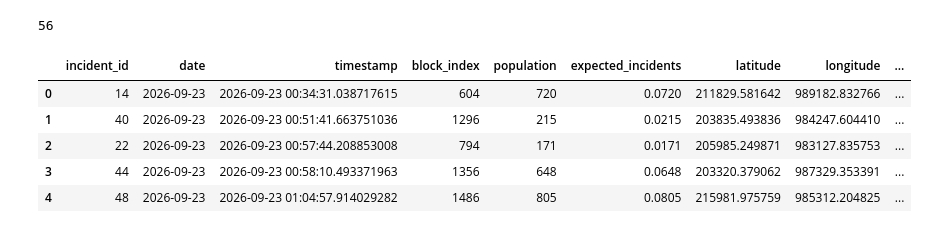
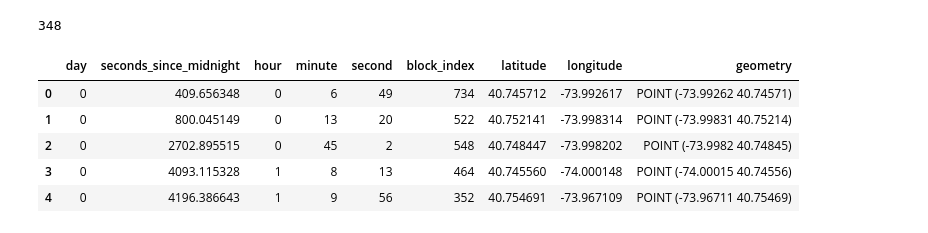
Before and after one commit to Ade-design-ops/Bayesian-Reinforcement-Learning-to-optimize-EMS-Dispatch, a Jupyter notebook: load_maps.ipynb, the cells around one changed output. Cells and saved outputs as stored; diff of their text form; code cells hidden in the pictures.

```diff
--- a/load_maps.ipynb
+++ b/load_maps.ipynb
@@ -225,20 +93,21 @@ def generate_day_of_incidents(
 # %%
-incidents = generate_day_of_incidents(
+from utils import generate_incidents
+incidents = generate_incidents(
     population,
-    date="2026-09-23",
+    n_days=10,
     rate_per_1000_per_day=0.1,
     random_seed=42,
 )
 print(len(incidents))
 incidents.head()
 # %% [output]
-56
+348
-|  | incident_id | date | timestamp | block_index | population | expected_incidents | latitude | longitude | ... |
-| 0 | 14 | 2026-09-23 | 2026-09-23 00:34:31.038717615 | 604 | 720 | 0.0720 | 211829.581642 | 989182.832766 | ... |
-| 1 | 40 | 2026-09-23 | 2026-09-23 00:51:41.663751036 | 1296 | 215 | 0.0215 | 203835.493836 | 984247.604410 | ... |
-| 2 | 22 | 2026-09-23 | 2026-09-23 00:57:44.208853008 | 794 | 171 | 0.0171 | 205985.249871 | 983127.835753 | ... |
-| 3 | 44 | 2026-09-23 | 2026-09-23 00:58:10.493371963 | 1356 | 648 | 0.0648 | 203320.379062 | 987329.353391 | ... |
-| 4 | 48 | 2026-09-23 | 2026-09-23 01:04:57.914029282 | 1486 | 805 | 0.0805 | 215981.975759 | 985312.204825 | ... |
+|  | day | seconds_since_midnight | hour | minute | second | block_index | latitude | longitude | geometry |
+| 0 | 0 | 409.656348 | 0 | 6 | 49 | 734 | 40.745712 | -73.992617 | POINT (-73.99262 40.74571) |
+| 1 | 0 | 800.045149 | 0 | 13 | 20 | 522 | 40.752141 | -73.998314 | POINT (-73.99831 40.75214) |
+| 2 | 0 | 2702.895515 | 0 | 45 | 2 | 548 | 40.748447 | -73.998202 | POINT (-73.9982 40.74845) |
+| 3 | 0 | 4093.115328 | 1 | 8 | 13 | 464 | 40.745560 | -74.000148 | POINT (-74.00015 40.74556) |
+| 4 | 0 | 4196.386643 | 1 | 9 | 56 | 352 | 40.754691 | -73.967109 | POINT (-73.96711 40.75469) |
 # %%
 # Count incidents in each Census block
 counts = (
```
Also changed, not shown: parts of 3 cells of this notebook, 4 other files.
